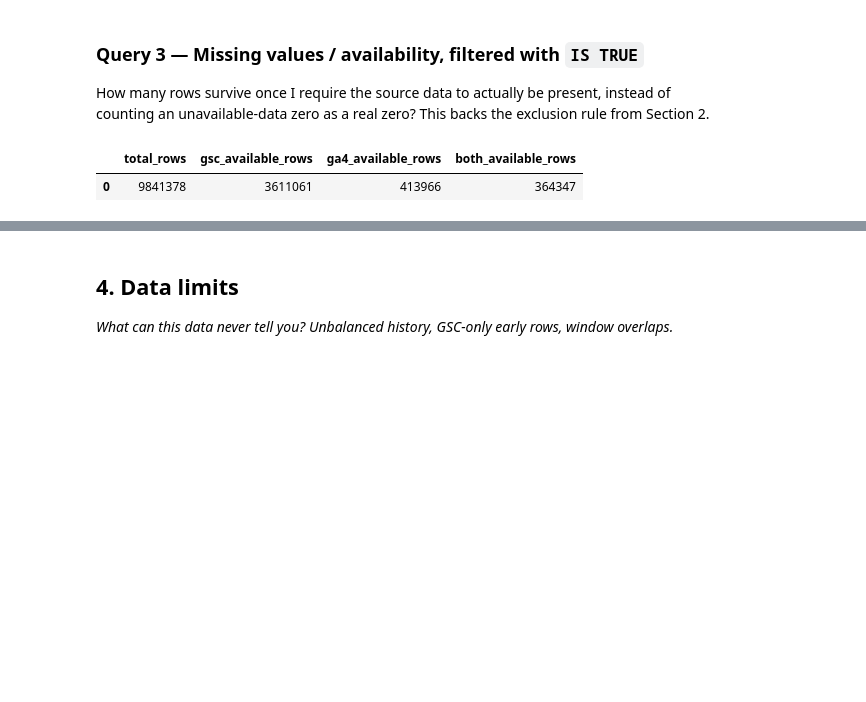
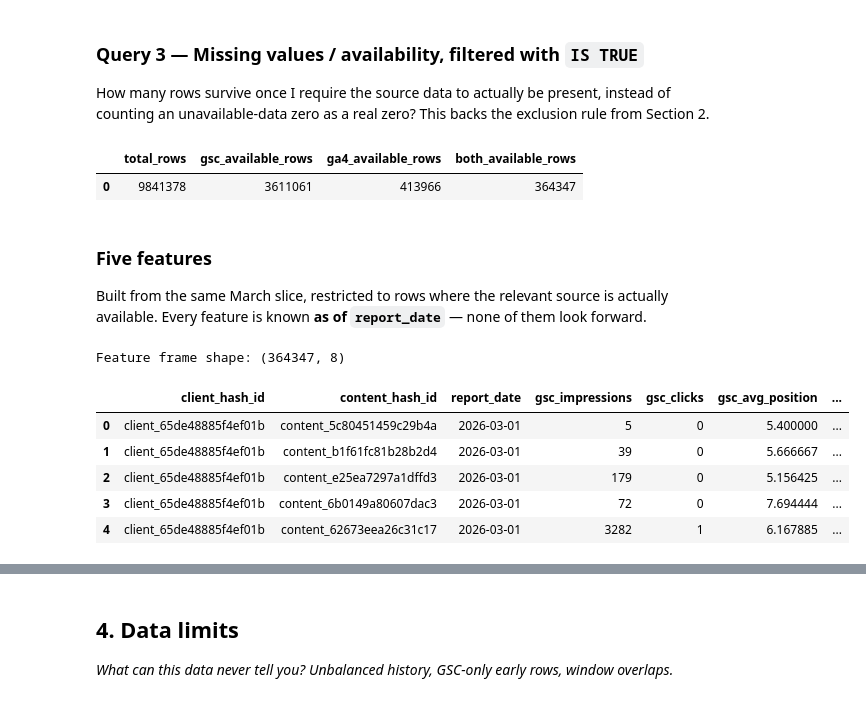
Before and after one commit to joannadulay/FlyRank-ML-Internship, a Jupyter notebook: work/notebooks/w03_data_contract.ipynb, the cells around one changed output, grey strips where cells are left out. Drawn from its saved outputs; the diff is of its cells as text; code cells hidden in the pictures; blank space fills up the shorter version.

```diff
--- a/work/notebooks/w03_data_contract.ipynb
+++ b/work/notebooks/w03_data_contract.ipynb
@@ -152,3 +152,43 @@ availability
 # %% [output]
 |  | total_rows | gsc_available_rows | ga4_available_rows | both_available_rows |
 | 0 | 9841378 | 3611061 | 413966 | 364347 |
+# %% [markdown]
+### Five features
+
+Built from the same March slice, restricted to rows where the relevant
+source is actually available. Every feature is known **as of
+`report_date`** — none of them look forward.
+# %%
+feat = con.execute("""
+    SELECT
+        client_hash_id,
+        content_hash_id,
+        report_date,
+        gsc_impressions,
+        gsc_clicks,
+        gsc_avg_position,
+        ga4_engaged_sessions,
+        sessions_organic
+    FROM panel
+    WHERE gsc_data_available IS TRUE
+      AND ga4_data_available IS TRUE
+""").df()
+
+print("Feature frame shape:", feat.shape)
+feat.head()
+
+# Available at the decision moment because...
+# 1. gsc_impressions      -- logged by Search Console for that exact date;
+#                             the day is already over when this row exists.
+# 2. gsc_clicks            -- same source, same date, no forward aggregation.
+# 3. gsc_avg_position      -- a same-day average of that day\'s positions.
+# 4. ga4_engaged_sessions  -- GA4\'s own daily count for report_date.
+# 5. sessions_organic      -- same-day traffic-source split from GA4.
+# %% [output]
+Feature frame shape: (364347, 8)
+|  | client_hash_id | content_hash_id | report_date | gsc_impressions | gsc_clicks | gsc_avg_position | ... |
+| 0 | client_65de48885f4ef01b | content_5c80451459c29b4a | 2026-03-01 | 5 | 0 | 5.400000 | ... |
+| 1 | client_65de48885f4ef01b | content_b1f61fc81b28b2d4 | 2026-03-01 | 39 | 0 | 5.666667 | ... |
+| 2 | client_65de48885f4ef01b | content_e25ea7297a1dffd3 | 2026-03-01 | 179 | 0 | 5.156425 | ... |
+| 3 | client_65de48885f4ef01b | content_6b0149a80607dac3 | 2026-03-01 | 72 | 0 | 7.694444 | ... |
+| 4 | client_65de48885f4ef01b | content_62673eea26c31c17 | 2026-03-01 | 3282 | 1 | 6.167885 | ... |
```
Also changed, not shown: parts of 5 cells of this notebook.
